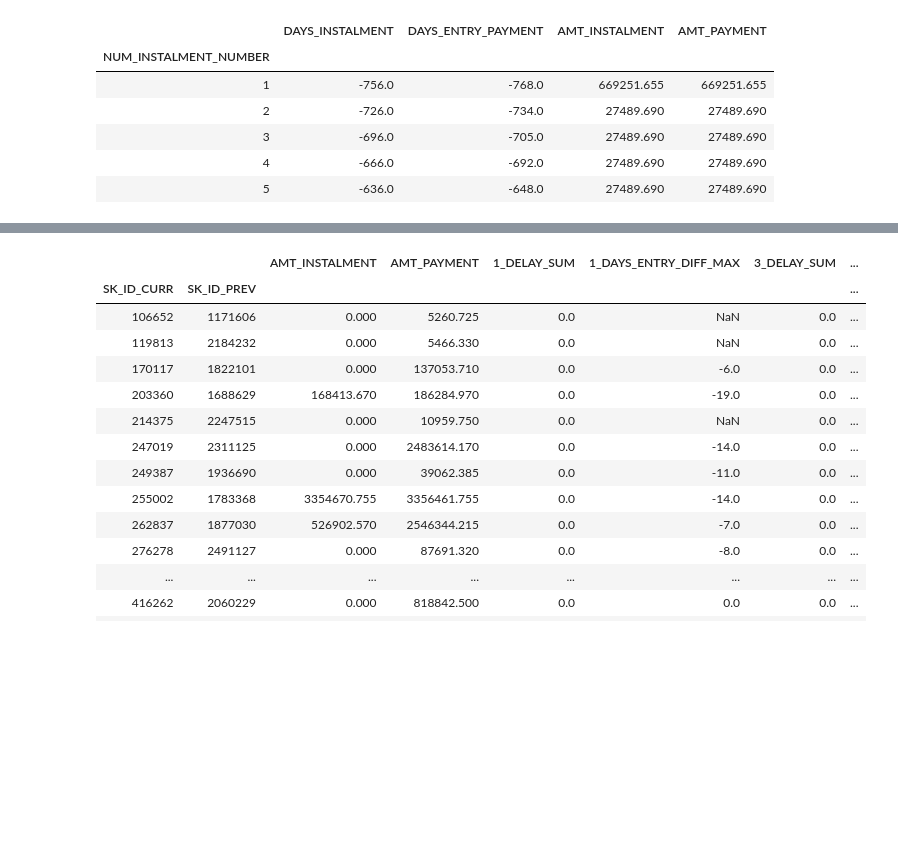
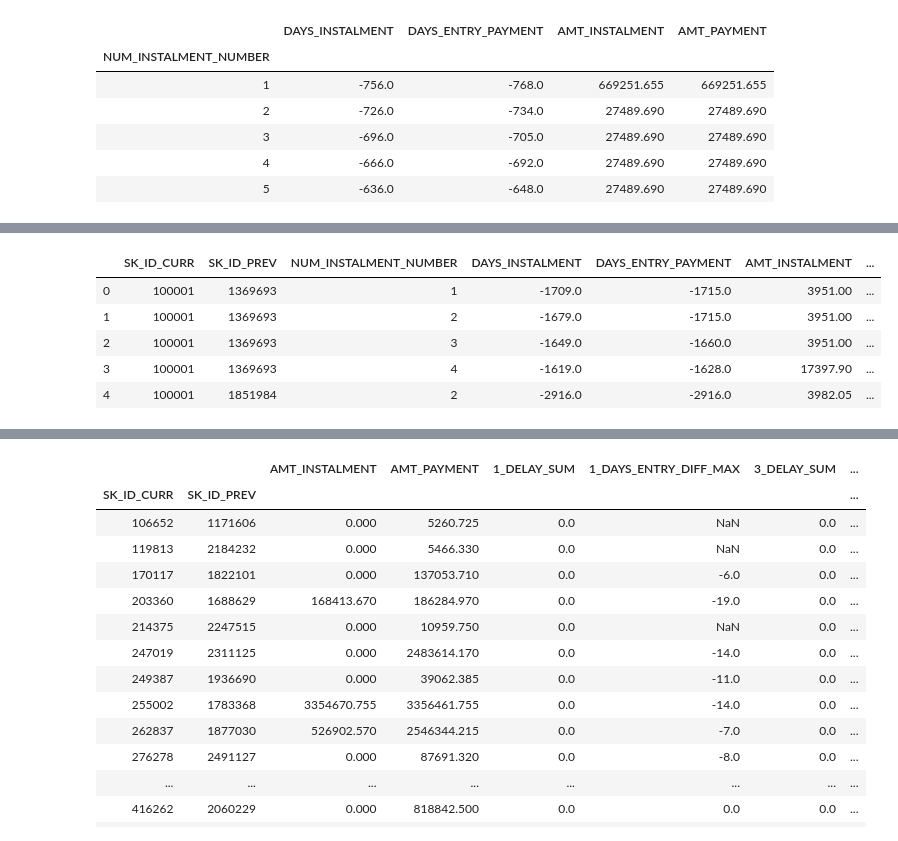
Before and after one commit to stansuo/BDSE12-Group3, a Jupyter notebook: notebooks/homecdt_fteng/ht_InstallmentPaymentFE.ipynb, the cells around one changed output, grey strips where cells are left out. Cells and saved outputs as stored; diff of their text form; code cells hidden in the pictures; blank space fills up the shorter version.

```diff
--- a/notebooks/homecdt_fteng/ht_InstallmentPaymentFE.ipynb
+++ b/notebooks/homecdt_fteng/ht_InstallmentPaymentFE.ipynb
@@ -606,0 +616,10 @@ assert instl2_3['NUM_INSTALMENT_NUMBER'].value_counts()[list(range(1,10))].sum()
+# %%
+instl2_3 = pd.merge(instl2_3,instl2_2.iloc[:,1:3])
+instl2_3.head()
+# %% [output]
+|  | SK_ID_CURR | SK_ID_PREV | NUM_INSTALMENT_NUMBER | DAYS_INSTALMENT | DAYS_ENTRY_PAYMENT | AMT_INSTALMENT | ... |
+| 0 | 100001 | 1369693 | 1 | -1709.0 | -1715.0 | 3951.00 | ... |
+| 1 | 100001 | 1369693 | 2 | -1679.0 | -1715.0 | 3951.00 | ... |
+| 2 | 100001 | 1369693 | 3 | -1649.0 | -1660.0 | 3951.00 | ... |
+| 3 | 100001 | 1369693 | 4 | -1619.0 | -1628.0 | 17397.90 | ... |
+| 4 | 100001 | 1851984 | 2 | -2916.0 | -2916.0 | 3982.05 | ... |
```
Also changed, not shown: parts of 17 cells of this notebook, 3 other files.
